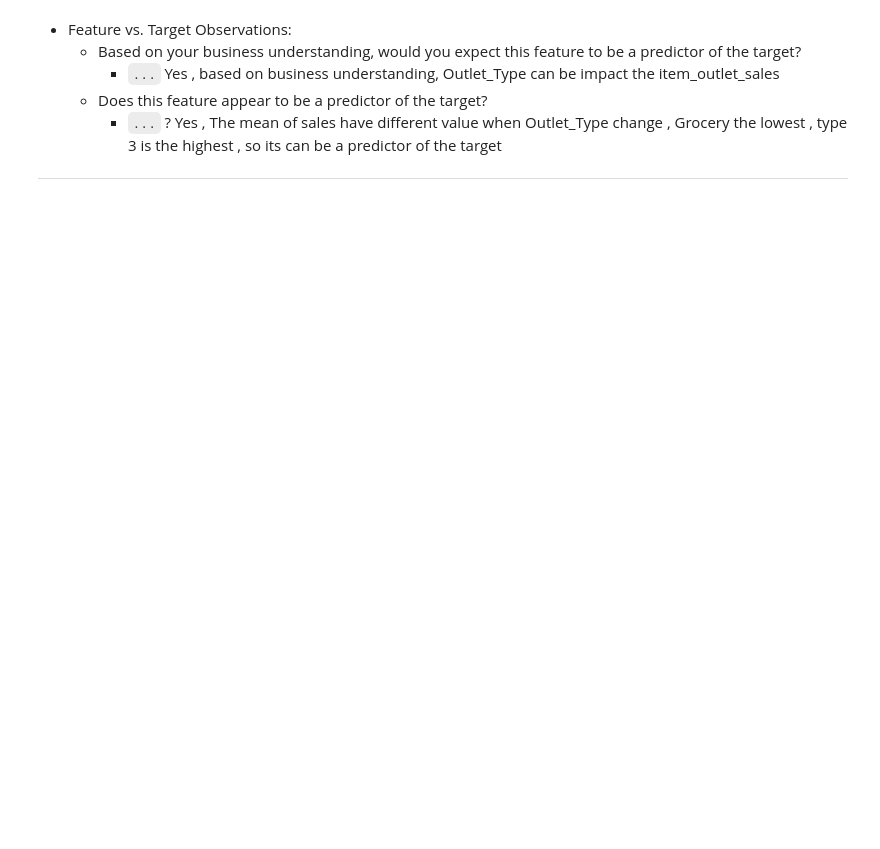
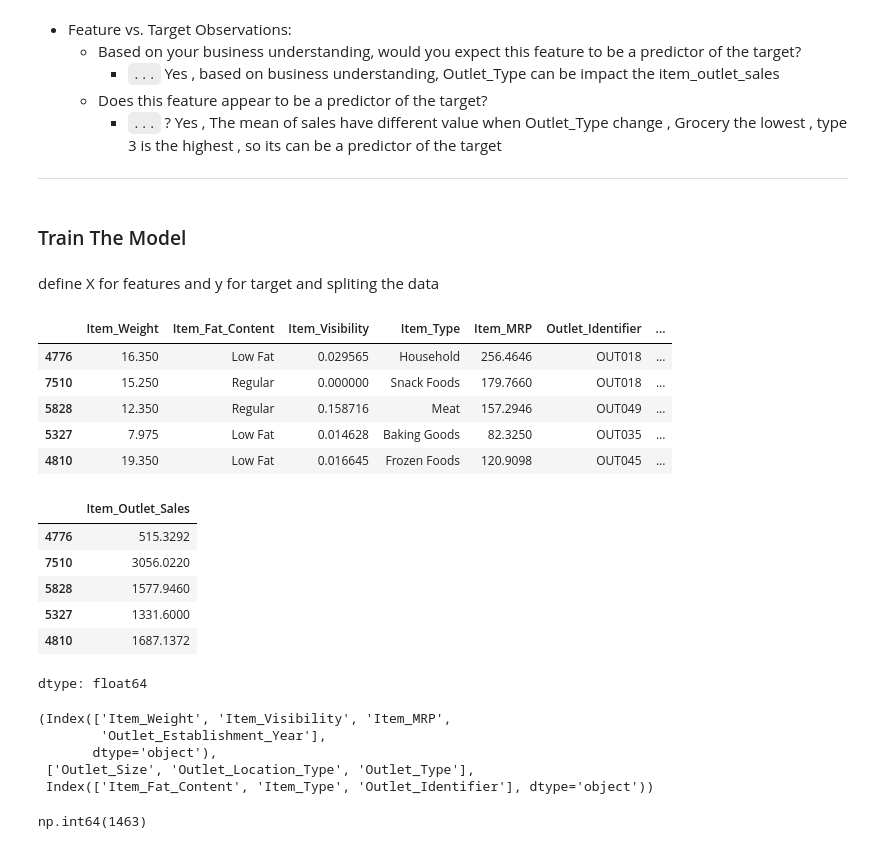
Before and after one commit to YazanMaghary/Prediction-of-Product-Sales, a Jupyter notebook: Prediction_of_Product_Sales.ipynb, the cells around one changed output. Saved outputs shown, nothing was run; the diff lists cells and outputs as text; code cells hidden in the pictures; blank space fills up the shorter version.

```diff
--- a/Prediction_of_Product_Sales.ipynb
+++ b/Prediction_of_Product_Sales.ipynb
@@ -1200,3 +1200,48 @@ plot_categorical_vs_target(df=df_copy , x=feature ,y =target ,order=order)
     - `...` ? Yes , The mean of sales have different value when Outlet_Type change , Grocery the lowest , type 3 is the highest , so its can be a predictor of the target
 
 ___
+# %% [markdown]
+### Train The Model
+# %% [markdown]
+define X for features and y for target and spliting the data
+# %%
+from sklearn.model_selection import train_test_split
+from sklearn.impute import SimpleImputer
+from sklearn.preprocessing import StandardScaler , OneHotEncoder , OrdinalEncoder
+from sklearn.compose import ColumnTransformer
+from sklearn.pipeline import make_pipeline
+from sklearn import set_config
+set_config(transform_output='pandas')
+y = df[target]
+X = df.drop(columns=[target , 'Item_Identifier'])
+X_train , X_test , y_train , y_test = train_test_split(X , y , random_state=42)
+display(X_train.head() , y_train.head())
+# %% [output]
+|  | Item_Weight | Item_Fat_Content | Item_Visibility | Item_Type | Item_MRP | Outlet_Identifier | ... |
+| 4776 | 16.350 | Low Fat | 0.029565 | Household | 256.4646 | OUT018 | ... |
+| 7510 | 15.250 | Regular | 0.000000 | Snack Foods | 179.7660 | OUT018 | ... |
+| 5828 | 12.350 | Regular | 0.158716 | Meat | 157.2946 | OUT049 | ... |
+| 5327 | 7.975 | Low Fat | 0.014628 | Baking Goods | 82.3250 | OUT035 | ... |
+| 4810 | 19.350 | Low Fat | 0.016645 | Frozen Foods | 120.9098 | OUT045 | ... |
+|  | Item_Outlet_Sales |
+| 4776 | 515.3292 |
+| 7510 | 3056.0220 |
+| 5828 | 1577.9460 |
+| 5327 | 1331.6000 |
+| 4810 | 1687.1372 |
+dtype: float64
+# %%
+num_cols = X.select_dtypes(include='number').columns
+ordinal_cols = ['Outlet_Size', 'Outlet_Location_Type', 'Outlet_Type']
+cat_cols = X.select_dtypes(include='object').drop(columns=ordinal_cols).columns
+num_cols , ordinal_cols , cat_cols
+# %% [output]
+(Index(['Item_Weight', 'Item_Visibility', 'Item_MRP',
+        'Outlet_Establishment_Year'],
+       dtype='object'),
+ ['Outlet_Size', 'Outlet_Location_Type', 'Outlet_Type'],
+ Index(['Item_Fat_Content', 'Item_Type', 'Outlet_Identifier'], dtype='object'))
+# %%
+df[num_cols].isna().sum().sum()
+# %% [output]
+np.int64(1463)
```
Also changed, not shown: parts of 16 cells of this notebook.
